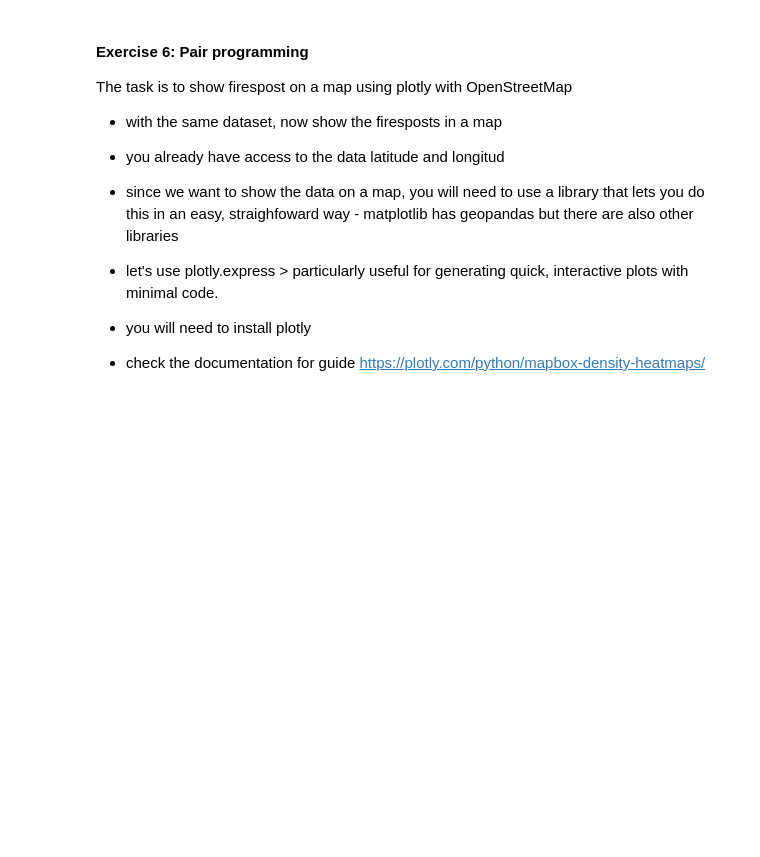
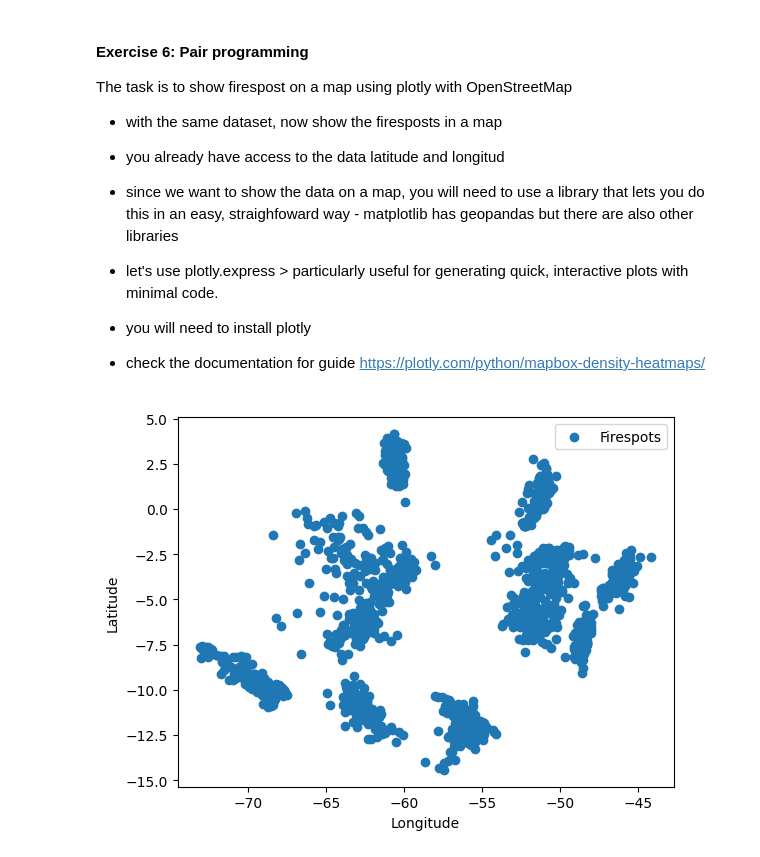
Before and after one commit to Kirstymow/24-intro-to-data-science, a Jupyter notebook: 2025_01/session03/lab_exercises.ipynb, the cells around one changed output. Cells and saved outputs as stored; diff of their text form; code cells hidden in the pictures; blank space fills up the shorter version.

Commit message:
Matploplib Visualisation

```diff
--- a/2025_01/session03/lab_exercises.ipynb
+++ b/2025_01/session03/lab_exercises.ipynb
@@ -189,3 +189,12 @@ The task is to show firespost on a map using plotly with OpenStreetMap
 
 
 #display map
+# %%
+import matplotlib.pyplot as plt
+plt.scatter(df1.longitude,df1.latitude)
+plt.xlabel("Longitude")
+plt.ylabel("Latitude")
+plt.legend(['Firespots'])
+plt.show()
+# %% [output]
+[figure, added]
```
